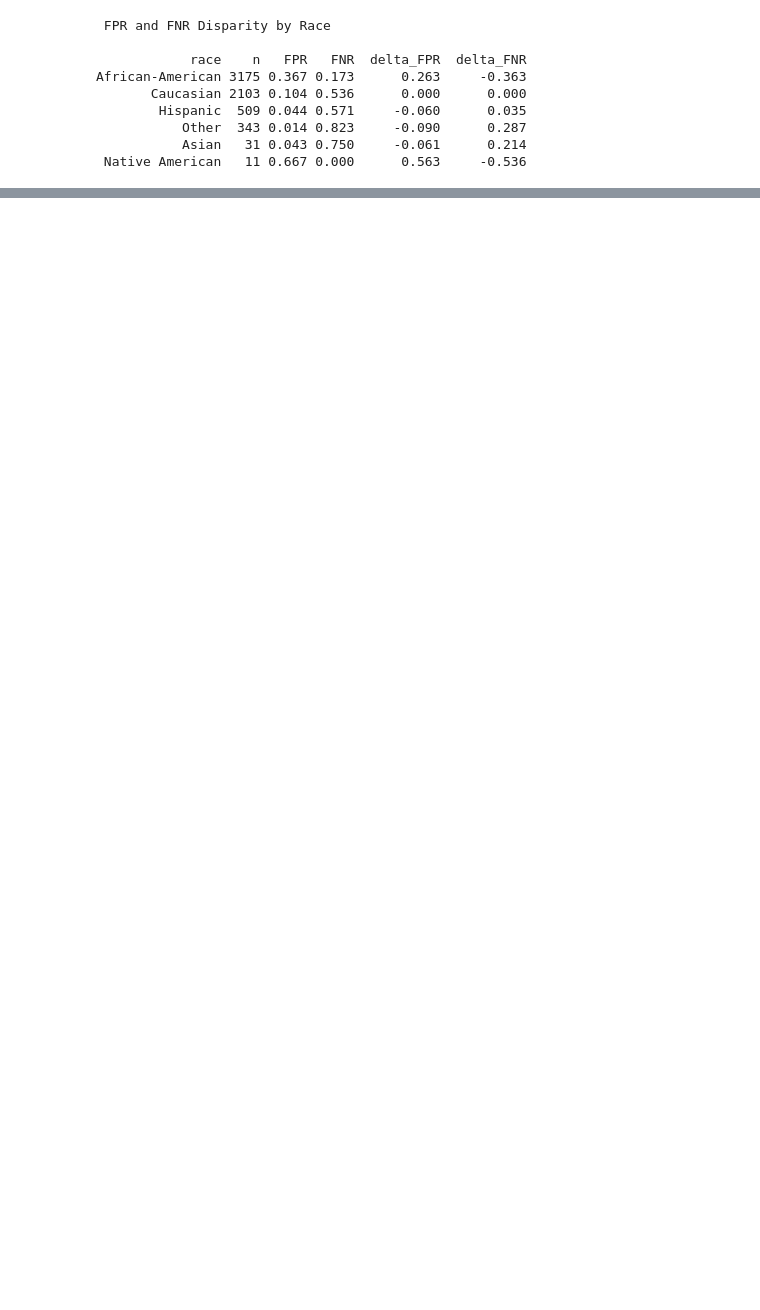
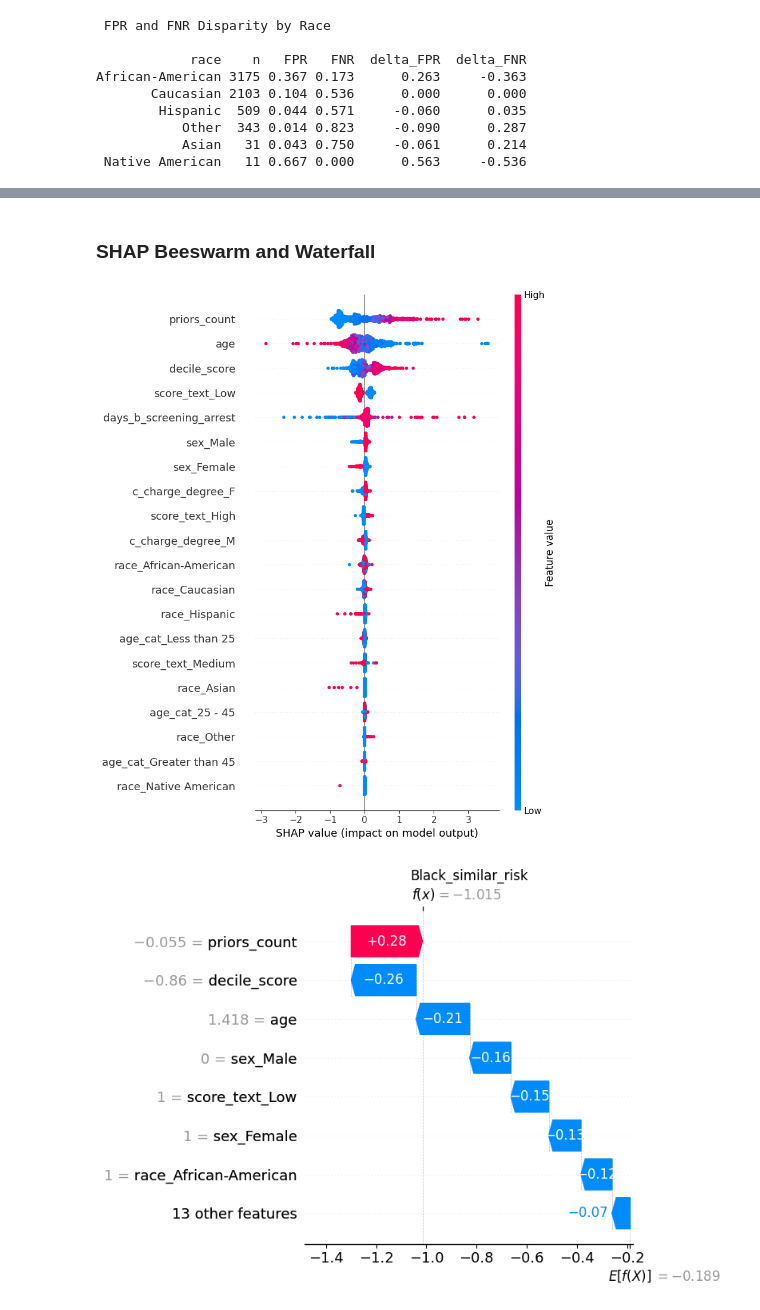
Before and after one commit to wjdgkfla/DNSC-6330-ASSN2, a Jupyter notebook: Assignment 2.ipynb, the cells around one changed output, grey strips where cells are left out. Saved outputs shown, nothing was run; the diff lists cells and outputs as text; code cells hidden in the pictures; blank space fills up the shorter version.

```diff
--- a/Assignment 2.ipynb
+++ b/Assignment 2.ipynb
@@ -624,17 +491,0 @@ African-American 641     0.690 0.322 0.300 0.743
-# %%
-X_test_prob = gbt_pipeline.predict_proba(X_test)[:, 1]
-X_test_copy = X_test.copy()
-X_test_copy['pred_prob'] = X_test_prob
-
-selected_indices = {}
-for race_name in ['African-American', 'Caucasian']:
-    race_df = X_test_copy[X_test_copy['race'] == race_name].sort_values('pred_prob')
-    if len(race_df) == 0:
-        continue
-    selected_indices[f'{race_name}_lowest'] = race_df.index[0]
-    selected_indices[f'{race_name}_highest'] = race_df.index[-1]
-
-print('Selected individuals for explanation tasks:')
-for key, idx in selected_indices.items():
-    prob = X_test_copy.loc[idx, 'pred_prob']
-    print(f'  {key}: index={idx}, pred_prob={prob:.3f}')
@@ -876,0 +769,52 @@ Word count: 352
+# %% [markdown]
+### SHAP Beeswarm and Waterfall
+# %%
+X_test_enc = preprocessor_lime.transform(X_test)
+X_test_enc_dense = X_test_enc.toarray() if hasattr(X_test_enc, 'toarray') else X_test_enc
+
+feat_names = numeric_features + list(
+    preprocessor_lime.named_transformers_['cat'].get_feature_names_out(category_features)
+)
+
+# Stable SHAP version for sklearn GradientBoosting
+explainer_shap = shap.TreeExplainer(gbt_classifier)
+shap_raw = explainer_shap.shap_values(X_test_enc_dense, check_additivity=False)
+base_raw = explainer_shap.expected_value
+
+if isinstance(shap_raw, list):
+    class1_values = shap_raw[1] if len(shap_raw) > 1 else shap_raw[0]
+else:
+    class1_values = shap_raw
+
+if isinstance(base_raw, (list, tuple)):
+    class1_base = base_raw[1] if len(base_raw) > 1 else base_raw[0]
+elif isinstance(base_raw, np.ndarray):
+    if base_raw.ndim == 0:
+        class1_base = float(base_raw)
+    elif base_raw.size > 1:
+        class1_base = base_raw.flat[1]
+    else:
+        class1_base = base_raw.flat[0]
+else:
+    class1_base = base_raw
+
+# Global beeswarm
+shap.summary_plot(class1_values, X_test_enc_dense, feature_names=feat_names, show=True)
+
+# Waterfall for each selected individual
+for label, idx in all_indices.items():
+    loc = X_test.index.get_loc(idx)
+    local_exp = shap.Explanation(
+        values=class1_values[loc],
+        base_values=class1_base,
+        data=X_test_enc_dense[loc],
+        feature_names=feat_names,
+    )
+    plt.figure(figsize=(7, 4.5))
+    shap.waterfall_plot(local_exp, max_display=8, show=False)
+    plt.title(label)
+    plt.tight_layout()
+    plt.show()
+# %% [output]
+[figure, added]
+[figure, added]
```
Also changed, not shown: parts of 49 cells of this notebook, 1 other file.
